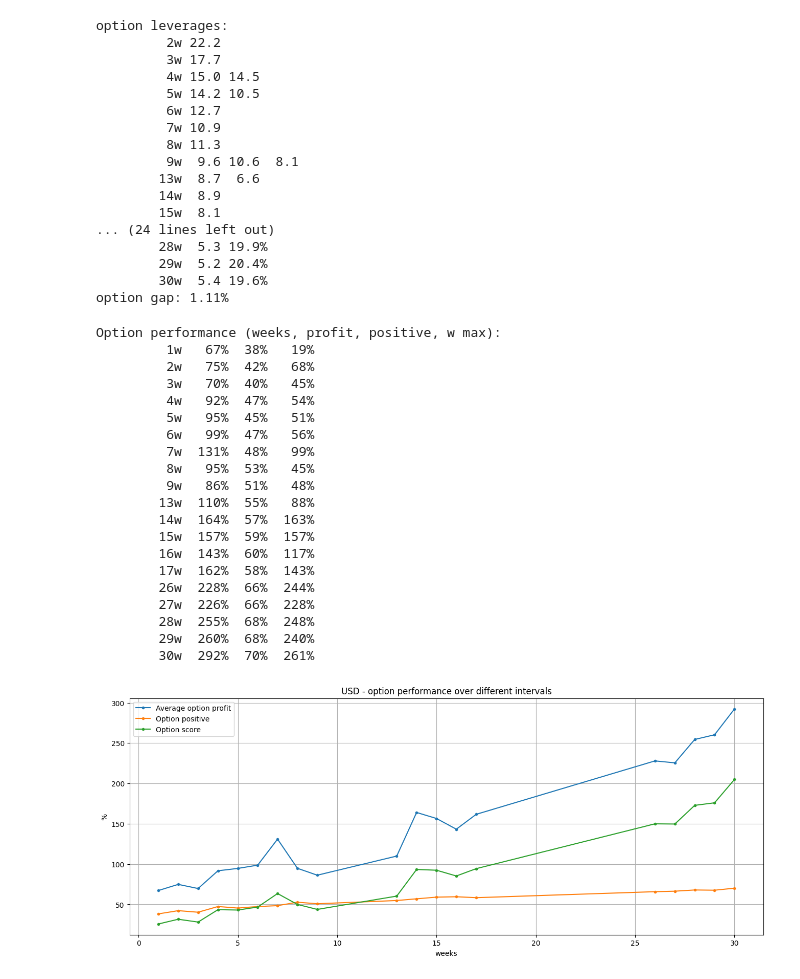
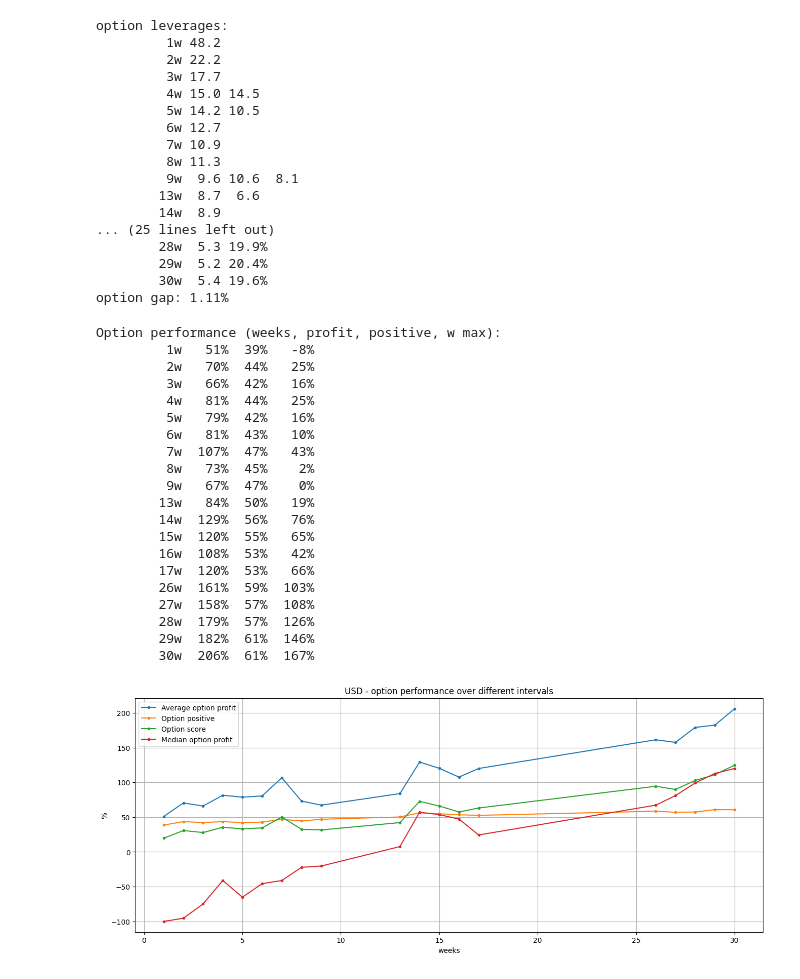
Before and after one commit to dotchev/stox, a Jupyter notebook: weekly-USD.ipynb, the cells around one changed output. Drawn from its saved outputs; the diff is of its cells as text; code cells hidden in the pictures.

```diff
--- a/weekly-USD.ipynb
+++ b/weekly-USD.ipynb
@@ -12,8 +13,8 @@ tickerSymbol = 'USD'
 tickerData = yf.Ticker(tickerSymbol)
 
 # Get the historical prices for this ticker
-history = tickerData.history(interval='1wk', start='2022-1-1', end=date.today())
-history.tail()
+history = tickerData.history(interval='1wk', start='2021-1-1', end=date.today())
+display(history)
 # %% [output]
 |  | Open | High | Low | Close | Volume | Dividends | Stock Splits | Capital Gains |
 | Date |  |  |  |  |  |  |  |  |
@@ -29,7 +37,7 @@ max_weeks = 52
 gap = (1/90)*100
 
 option_prices = {
-    # 1: [94/1.95], # too high 4k%
+    1: [94/1.95], # too high 4k%
     2: [90/4.05],
     3: [91/5.15],
     4: [81/5.4, 74/5.1],
@@ -67,8 +75,11 @@ print('mean option leverage, break even:')
 for w in sorted(option_leverage.keys()):
     print(f'\t{w:2}w {option_leverage[w]:4.1f} {gap + 100/option_leverage[w]:4.1f}%')
 print(f'option gap: {gap:.2f}%')
+
+file.save_option_leverage(tickerSymbol, option_leverage)
 # %% [output]
 option leverages:
+         1w 48.2
          2w 22.2
          3w 17.7
          4w 15.0 14.5
@@ -79,8 +90,7 @@ option leverages:
          9w  9.6 10.6  8.1
         13w  8.7  6.6
         14w  8.9
-        15w  8.1
-... (24 lines left out)
+... (25 lines left out)
         28w  5.3 19.9%
         29w  5.2 20.4%
         30w  5.4 19.6%
@@ -97,9 +107,10 @@ for weeks in range(1, max_weeks+1):
         lvr = option_leverage[weeks]
         option_profits = ((stock_changes[weeks:] - gap) * lvr - 100).clip(lower=-100)
         mean_profit = option_profits.mean() #* 52 / weeks # annualized
+        median_profit = option_profits.median()
         positive_percent = (option_profits > 0).mean() * 100
         wmax = (((window_max / history['Open'] - 1) * 100 - gap) * lvr - 100).clip(lower=-100).median() - 100
-        option_performance.append([weeks, mean_profit, positive_percent, wmax])
+        option_performance.append([weeks, mean_profit, positive_percent, wmax, median_profit])
         history[f'Option {weeks}w'] = option_profits # * 52 / weeks # annualized
 # %%
 print('Option performance (weeks, profit, positive, w max):')
@@ -108,25 +119,25 @@ for p in option_performance:
     print(f'\t{weeks:2}w {p[1]:4.0f}% {p[2]:3.0f}% {p[3]:4.0f}%')
 # %% [output]
 Option performance (weeks, profit, positive, w max):
-         1w   67%  38%   19%
-         2w   75%  42%   68%
-         3w   70%  40%   45%
-         4w   92%  47%   54%
-         5w   95%  45%   51%
-         6w   99%  47%   56%
-         7w  131%  48%   99%
-         8w   95%  53%   45%
-         9w   86%  51%   48%
-        13w  110%  55%   88%
-        14w  164%  57%  163%
-        15w  157%  59%  157%
-        16w  143%  60%  117%
-        17w  162%  58%  143%
-        26w  228%  66%  244%
-        27w  226%  66%  228%
-        28w  255%  68%  248%
-        29w  260%  68%  240%
-        30w  292%  70%  261%
+         1w   51%  39%   -8%
+         2w   70%  44%   25%
+         3w   66%  42%   16%
+         4w   81%  44%   25%
+         5w   79%  42%   16%
+         6w   81%  43%   10%
+         7w  107%  47%   43%
+         8w   73%  45%    2%
+         9w   67%  47%    0%
+        13w   84%  50%   19%
+        14w  129%  56%   76%
+        15w  120%  55%   65%
+        16w  108%  53%   42%
+        17w  120%  53%   66%
+        26w  161%  59%  103%
+        27w  158%  57%  108%
+        28w  179%  57%  126%
+        29w  182%  61%  146%
+        30w  206%  61%  167%
 # %%
 from file import save_file
 
@@ -134,20 +145,22 @@ save_file(tickerSymbol, option_performance)
 # %%
 plt.figure(figsize=(16,6))
 option_weeks = [p[0] for p in option_performance]
 option_profit = [p[1] for p in option_performance]
 option_positive = [p[2] for p in option_performance]
+option_mprofit = [p[4] for p in option_performance]
 option_score = [x * y / 100 for x, y in zip(option_profit, option_positive)]
 plt.plot(option_weeks, option_profit, label='Average option profit', marker='.')
 plt.plot(option_weeks, option_positive, label='Option positive', marker='.')
 plt.plot(option_weeks, option_score, label='Option score', marker='.')
-plt.legend(loc='best')
+plt.plot(option_weeks, option_mprofit, label='Median option profit', marker='.')
+plt.legend()
 plt.title(f'{tickerSymbol} - option performance over different intervals')
 plt.xlabel('weeks')
 plt.ylabel('%')
 plt.grid()
 plt.show()
 # %% [output]
-[figure, old version]
+[figure, new version]
 # %%
 weeks = 4
 history['stock_change'] = history['Close'].pct_change(periods=weeks) * 100
```
Also changed, not shown: parts of 6 cells of this notebook, 26 other files.
